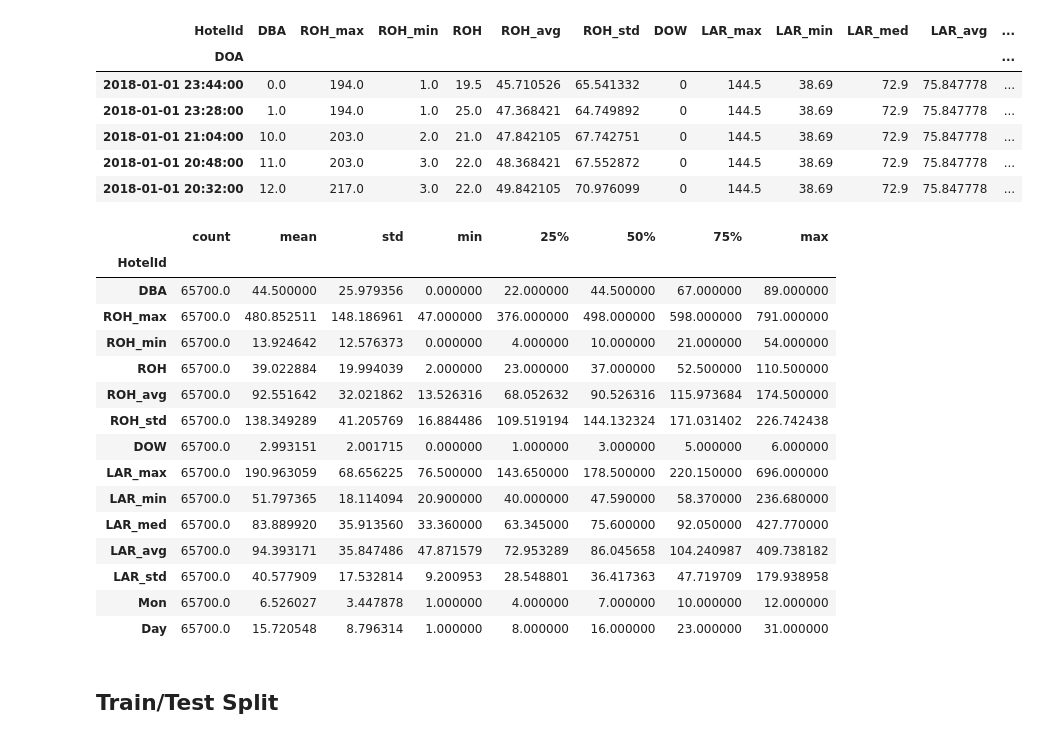
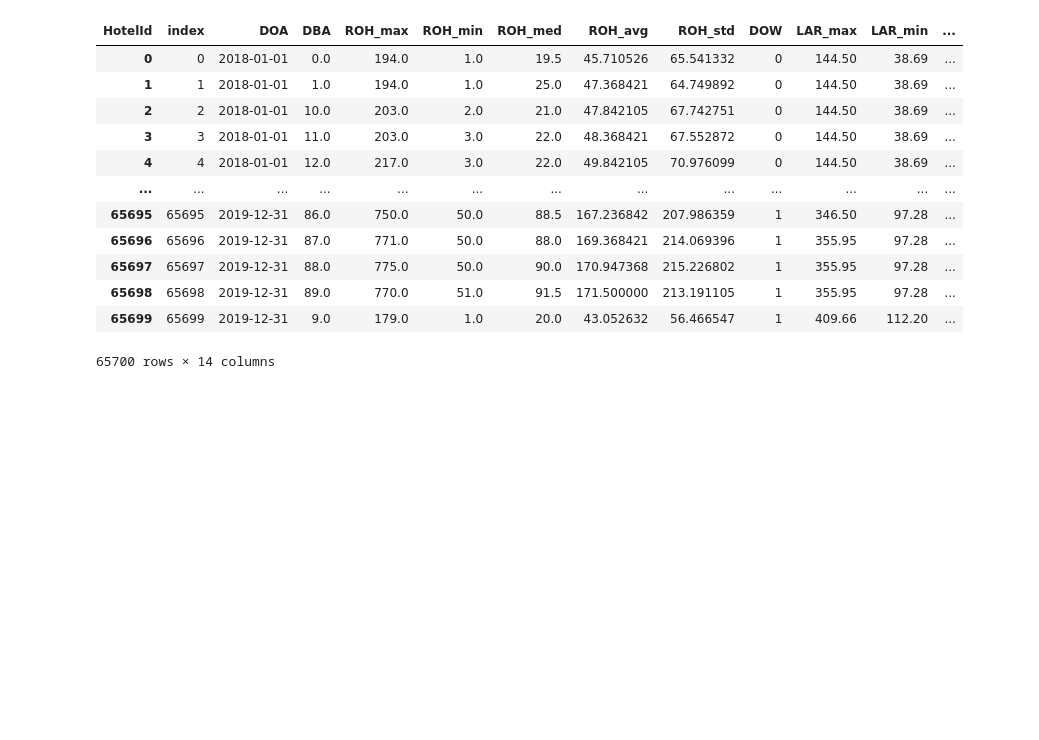
Before and after one commit to ahmadabdullah247/thesis, a Jupyter notebook: GroupHotel/SVR.ipynb, the cells around one changed output. Drawn from its saved outputs; the diff is of its cells as text; code cells hidden in the pictures; blank space fills up the shorter version.

```diff
--- a/GroupHotel/SVR.ipynb
+++ b/GroupHotel/SVR.ipynb
@@ -49,31 +50,16 @@ dtype: int64
 # %%
-df.head()
+df.reset_index()
 # %% [output]
-| HotelId | DBA | ROH_max | ROH_min | ROH | ROH_avg | ROH_std | DOW | LAR_max | LAR_min | LAR_med | LAR_avg | ... |
-| DOA |  |  |  |  |  |  |  |  |  |  |  | ... |
-| 2018-01-01 23:44:00 | 0.0 | 194.0 | 1.0 | 19.5 | 45.710526 | 65.541332 | 0 | 144.5 | 38.69 | 72.9 | 75.847778 | ... |
-| 2018-01-01 23:28:00 | 1.0 | 194.0 | 1.0 | 25.0 | 47.368421 | 64.749892 | 0 | 144.5 | 38.69 | 72.9 | 75.847778 | ... |
-| 2018-01-01 21:04:00 | 10.0 | 203.0 | 2.0 | 21.0 | 47.842105 | 67.742751 | 0 | 144.5 | 38.69 | 72.9 | 75.847778 | ... |
-| 2018-01-01 20:48:00 | 11.0 | 203.0 | 3.0 | 22.0 | 48.368421 | 67.552872 | 0 | 144.5 | 38.69 | 72.9 | 75.847778 | ... |
-| 2018-01-01 20:32:00 | 12.0 | 217.0 | 3.0 | 22.0 | 49.842105 | 70.976099 | 0 | 144.5 | 38.69 | 72.9 | 75.847778 | ... |
+| HotelId | index | DOA | DBA | ROH_max | ROH_min | ROH_med | ROH_avg | ROH_std | DOW | LAR_max | LAR_min | ... |
+| 0 | 0 | 2018-01-01 | 0.0 | 194.0 | 1.0 | 19.5 | 45.710526 | 65.541332 | 0 | 144.50 | 38.69 | ... |
+| 1 | 1 | 2018-01-01 | 1.0 | 194.0 | 1.0 | 25.0 | 47.368421 | 64.749892 | 0 | 144.50 | 38.69 | ... |
+| 2 | 2 | 2018-01-01 | 10.0 | 203.0 | 2.0 | 21.0 | 47.842105 | 67.742751 | 0 | 144.50 | 38.69 | ... |
+| 3 | 3 | 2018-01-01 | 11.0 | 203.0 | 3.0 | 22.0 | 48.368421 | 67.552872 | 0 | 144.50 | 38.69 | ... |
+| 4 | 4 | 2018-01-01 | 12.0 | 217.0 | 3.0 | 22.0 | 49.842105 | 70.976099 | 0 | 144.50 | 38.69 | ... |
+| ... | ... | ... | ... | ... | ... | ... | ... | ... | ... | ... | ... | ... |
+| 65695 | 65695 | 2019-12-31 | 86.0 | 750.0 | 50.0 | 88.5 | 167.236842 | 207.986359 | 1 | 346.50 | 97.28 | ... |
+| 65696 | 65696 | 2019-12-31 | 87.0 | 771.0 | 50.0 | 88.0 | 169.368421 | 214.069396 | 1 | 355.95 | 97.28 | ... |
+| 65697 | 65697 | 2019-12-31 | 88.0 | 775.0 | 50.0 | 90.0 | 170.947368 | 215.226802 | 1 | 355.95 | 97.28 | ... |
+| 65698 | 65698 | 2019-12-31 | 89.0 | 770.0 | 51.0 | 91.5 | 171.500000 | 213.191105 | 1 | 355.95 | 97.28 | ... |
+| 65699 | 65699 | 2019-12-31 | 9.0 | 179.0 | 1.0 | 20.0 | 43.052632 | 56.466547 | 1 | 409.66 | 112.20 | ... |
+65700 rows × 14 columns
-# %%
-df.describe().T
-# %% [output]
-|  | count | mean | std | min | 25% | 50% | 75% | max |
-| HotelId |  |  |  |  |  |  |  |  |
-| DBA | 65700.0 | 44.500000 | 25.979356 | 0.000000 | 22.000000 | 44.500000 | 67.000000 | 89.000000 |
-| ROH_max | 65700.0 | 480.852511 | 148.186961 | 47.000000 | 376.000000 | 498.000000 | 598.000000 | 791.000000 |
-| ROH_min | 65700.0 | 13.924642 | 12.576373 | 0.000000 | 4.000000 | 10.000000 | 21.000000 | 54.000000 |
-| ROH | 65700.0 | 39.022884 | 19.994039 | 2.000000 | 23.000000 | 37.000000 | 52.500000 | 110.500000 |
-| ROH_avg | 65700.0 | 92.551642 | 32.021862 | 13.526316 | 68.052632 | 90.526316 | 115.973684 | 174.500000 |
-| ROH_std | 65700.0 | 138.349289 | 41.205769 | 16.884486 | 109.519194 | 144.132324 | 171.031402 | 226.742438 |
-| DOW | 65700.0 | 2.993151 | 2.001715 | 0.000000 | 1.000000 | 3.000000 | 5.000000 | 6.000000 |
-| LAR_max | 65700.0 | 190.963059 | 68.656225 | 76.500000 | 143.650000 | 178.500000 | 220.150000 | 696.000000 |
-| LAR_min | 65700.0 | 51.797365 | 18.114094 | 20.900000 | 40.000000 | 47.590000 | 58.370000 | 236.680000 |
-| LAR_med | 65700.0 | 83.889920 | 35.913560 | 33.360000 | 63.345000 | 75.600000 | 92.050000 | 427.770000 |
-| LAR_avg | 65700.0 | 94.393171 | 35.847486 | 47.871579 | 72.953289 | 86.045658 | 104.240987 | 409.738182 |
-| LAR_std | 65700.0 | 40.577909 | 17.532814 | 9.200953 | 28.548801 | 36.417363 | 47.719709 | 179.938958 |
-| Mon | 65700.0 | 6.526027 | 3.447878 | 1.000000 | 4.000000 | 7.000000 | 10.000000 | 12.000000 |
-| Day | 65700.0 | 15.720548 | 8.796314 | 1.000000 | 8.000000 | 16.000000 | 23.000000 | 31.000000 |
-# %% [markdown]
-## Train/Test Split
```
Also changed, not shown: parts of 19 cells of this notebook, 12 other files.
